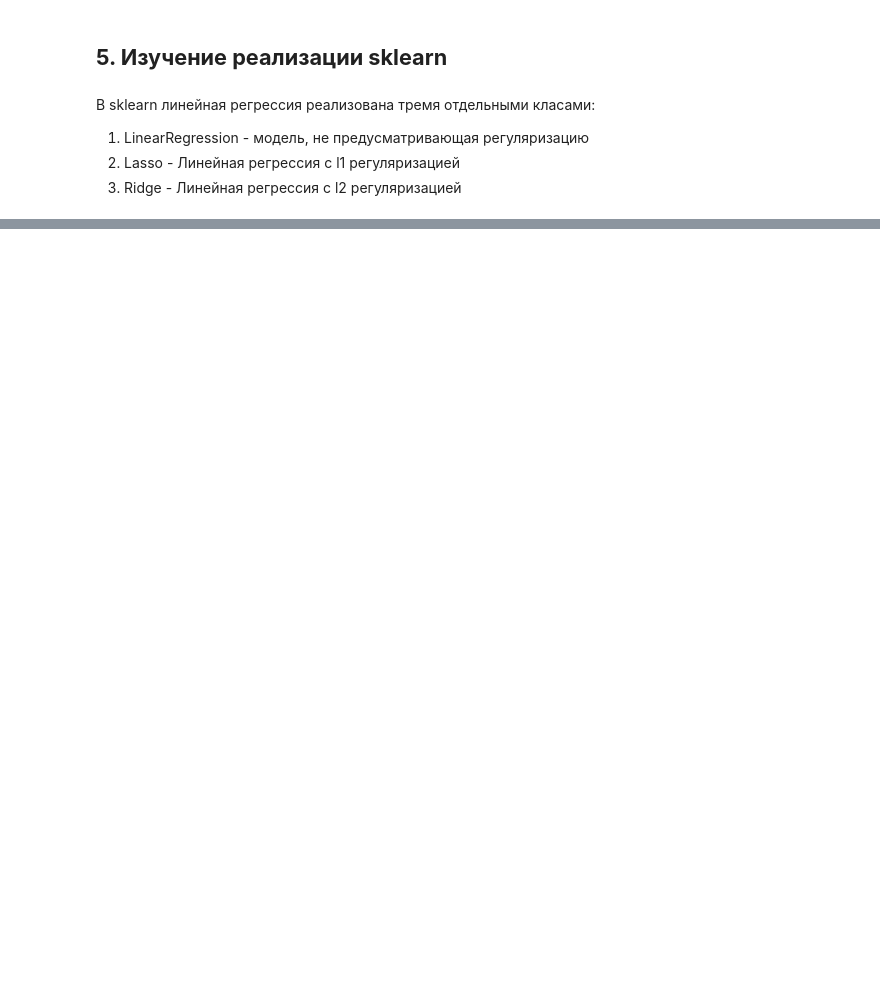
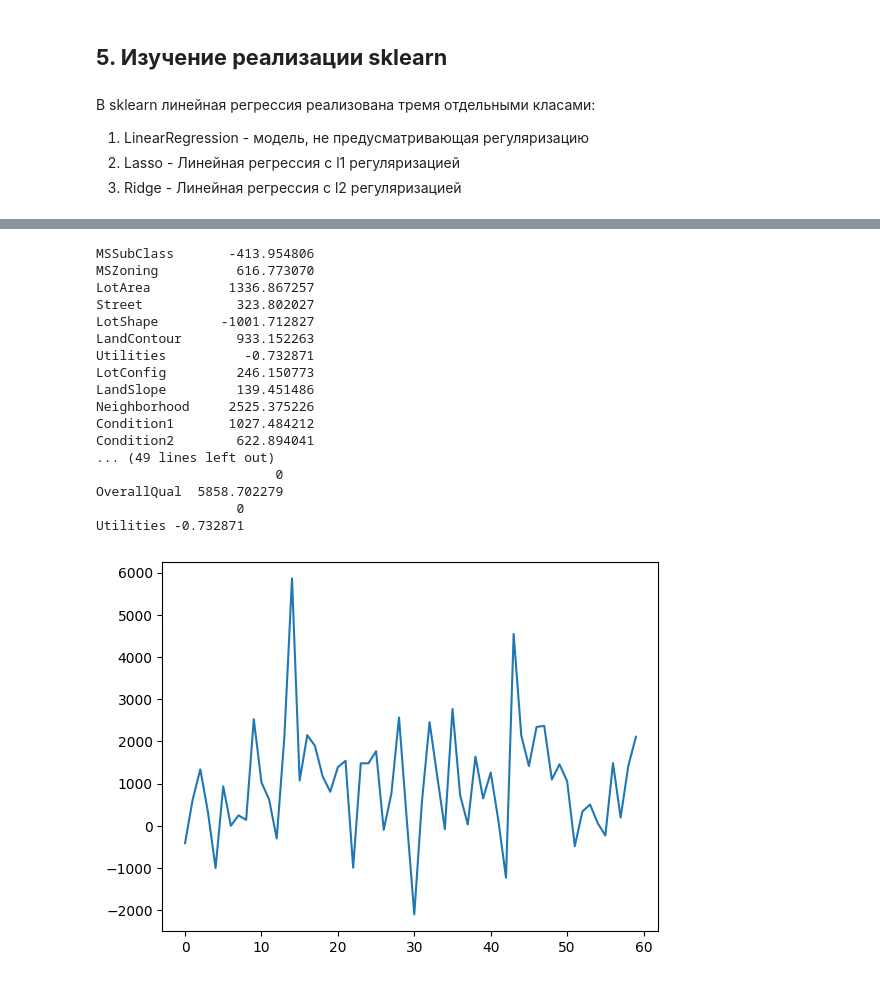
Before and after one commit to maksonchek/ML-and-DL-algorithms-from-scratch, a Jupyter notebook: Linear Regression/Linear_Regression.ipynb, the cells around one changed output, grey strips where cells are left out. Saved outputs shown, nothing was run; the diff lists cells and outputs as text; code cells hidden in the pictures; blank space fills up the shorter version.

```diff
--- a/Linear Regression/Linear_Regression.ipynb
+++ b/Linear Regression/Linear_Regression.ipynb
@@ -202,8 +200,8 @@ class CoolLinearRegression():
         self.lyambda = regularization_coef
         self.iters = gd_iterations
         self.loss = {
-            'l1': lambda p, y: (1/len(y))*np.square(np.linalg.norm(p-y)) + self.lyambda*np.square(np.linalg.norm(self.weights)),
-            'l2': lambda p, y: (1/len(y))*np.square(np.linalg.norm(p-y)) + self.lyambda*np.square(np.linalg.norm(self.weights, ord = 1)),
+            'l1': lambda p, y: (1/len(y))*np.square(np.linalg.norm(p-y)) + self.lyambda*(np.linalg.norm(self.weights, ord = 1)),
+            'l2': lambda p, y: (1/len(y))*np.square(np.linalg.norm(p-y)) + self.lyambda*np.square(np.linalg.norm(self.weights)),
             'No': lambda p, y: (1/len(y))*np.sum((p-y)**2)
         }[regularizator]
         self.loss_grad = {
@@ -308,0 +360,4 @@ fit_predit(cool_lr_l2, X_train, y_train, X_test, y_test)
+# %%
+weights_lr1 = cool_lr_l1.get_weights()
+weights_lr1_df = pd.DataFrame(weights_lr1)
+weights_lr1_df
@@ -308,0 +382,32 @@ fit_predit(cool_lr_l2, X_train, y_train, X_test, y_test)
+# %%
+def plot_weights(weights, weights_df):
+    x_ax = np.arange(len(weights))
+    y_ax = weights
+    print(y_ax)
+    plt.plot(x_ax, y_ax)
+    important = max(np.abs(np.max(weights)), np.abs(np.min(weights)))
+    not_important = weights[np.argmin(np.abs(weights))]
+    print(weights_df[weights_df[0] == important])
+    print(weights_df[weights_df[0] == not_important])
+    return weights_df[weights_df[0] == important], weights_df[weights_df[0] == not_important]
+# %%
+important, not_important = plot_weights(weights_lr1, weights_lr1_df)
+# %% [output]
+MSSubClass       -413.954806
+MSZoning          616.773070
+LotArea          1336.867257
+Street            323.802027
+LotShape        -1001.712827
+LandContour       933.152263
+Utilities          -0.732871
+LotConfig         246.150773
+LandSlope         139.451486
+Neighborhood     2525.375226
+Condition1       1027.484212
+Condition2        622.894041
+... (49 lines left out)
+                       0
+OverallQual  5858.702279
+                  0
+Utilities -0.732871
+[figure, added]
```
Also changed, not shown: parts of 14 cells of this notebook, 21 other files.
